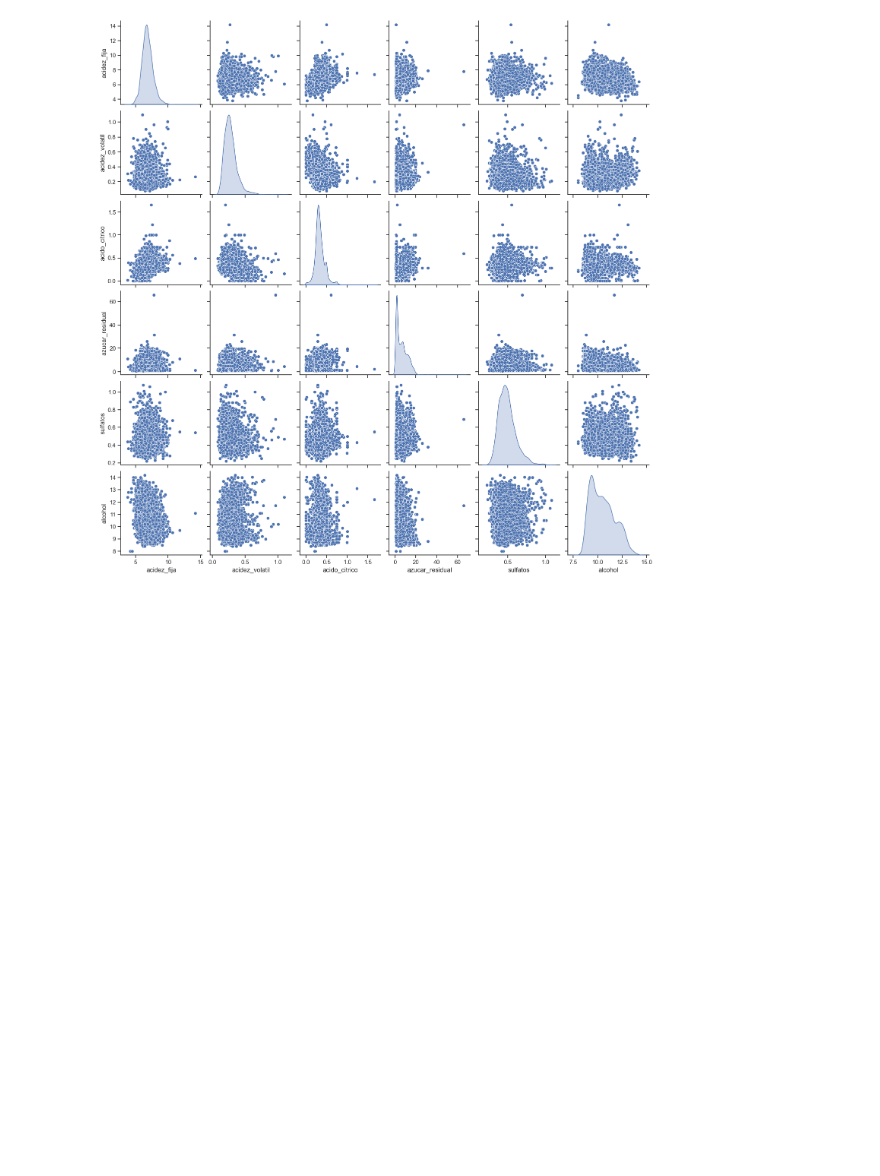
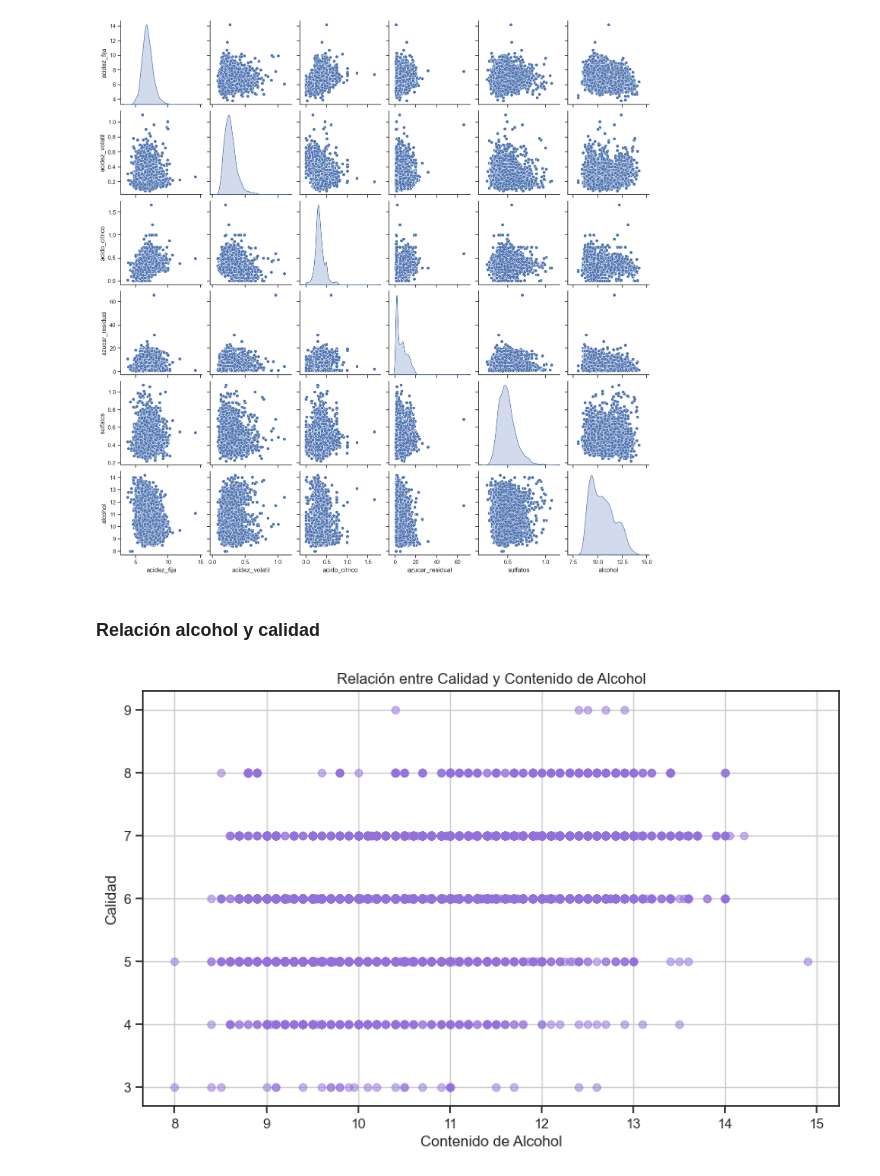
Before and after one commit to CarCarrasco1/Harvest, a Jupyter notebook: EDA.ipynb, the cells around one changed output. Cells and saved outputs as stored; diff of their text form; code cells hidden in the pictures; blank space fills up the shorter version.

```diff
--- a/EDA.ipynb
+++ b/EDA.ipynb
@@ -225,3 +225,22 @@ sns.pairplot(blanco_2, diag_kind="kde", markers="o")
 plt.show()
 # %% [output]
 [figure]
+# %% [markdown]
+### Relación alcohol y calidad
+# %%
+# Extraemos las columnas 'calidad' y 'alcohol' del DataFrame
+calidad = vinos['calidad']
+alcohol = vinos['alcohol']
+
+# Crear un gráfico de dispersión
+plt.figure(figsize=(10, 6))
+plt.scatter(alcohol, calidad, color= 'mediumpurple', alpha=0.5)  # Usamos alpha para controlar la transparencia de los puntos
+plt.title('Relación entre Calidad y Contenido de Alcohol')
+plt.xlabel('Contenido de Alcohol')
+plt.ylabel('Calidad')
+plt.grid(True)
+
+# Mostrar el gráfico
+plt.show()
+# %% [output]
+[figure, added]
```
Also changed, not shown: parts of 4 cells of this notebook.
